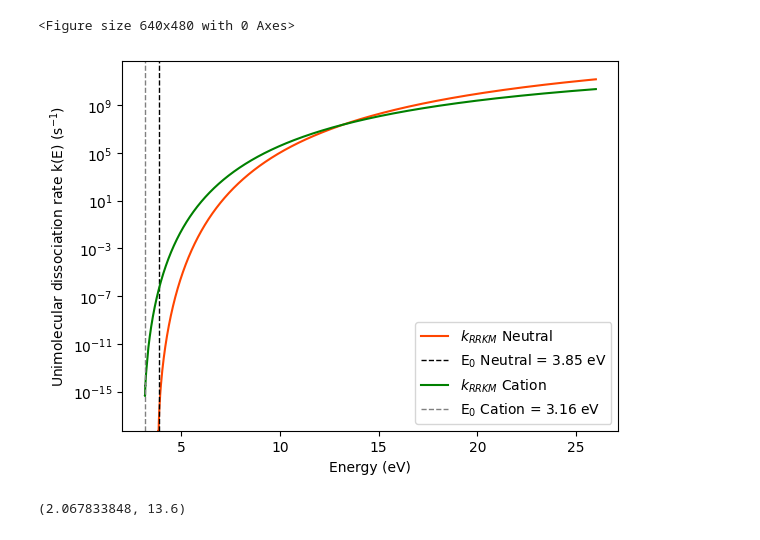
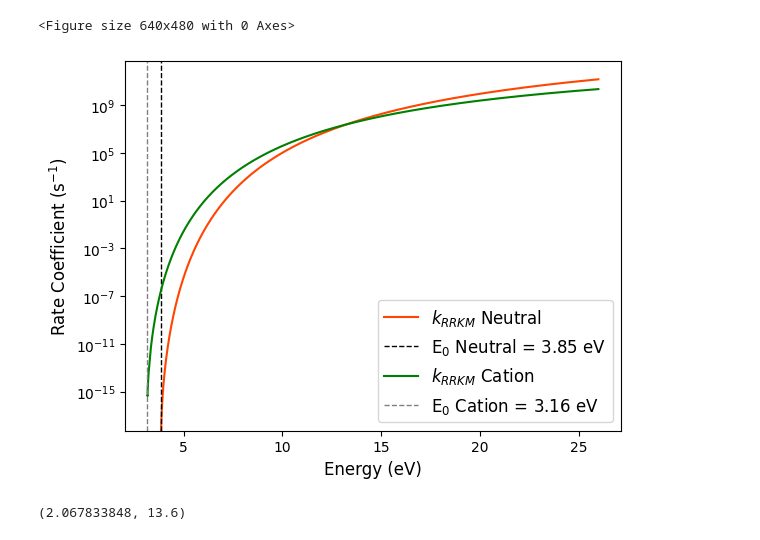
Before and after one commit to mustafa9812/Project-Cynap, a Jupyter notebook: scripts/calculations_cpy.ipynb, the cells around one changed output. Cells and saved outputs as stored; diff of their text form; code cells hidden in the pictures.

```diff
--- a/scripts/calculations_cpy.ipynb
+++ b/scripts/calculations_cpy.ipynb
@@ -639,20 +663,20 @@ Pre-exponential factor for RF: 46538.84718602217 s^-1
 # %%
 # NEUTRAL 2-CYANOPYRENE DISSOCIATION RATES
 plt.plot(N_RRKM_filtered_energies_list_eV, N_k_RRKM_list, label='$k_{RRKM}$ Neutral', color='orangered')
 plt.axvline(x=3.85, color='black', linestyle='--', linewidth=1, label='E$_0$ Neutral = 3.85 eV')
 
 # CATION 2-CYANOPYRENE+ DISSOCIATION RATES
 plt.plot(other_C_RRKM_filtered_energies_list_eV, other_C_k_RRKM_list, label='$k_{RRKM}$ Cation', color='green')
 plt.axvline(x=3.16, color='grey', linestyle='--', linewidth=1, label='E$_0$ Cation = 3.16 eV')
 
-plt.xlabel('Energy (eV)')
-plt.ylabel('Unimolecular dissociation rate k(E) (s$^{-1}$)')
+plt.ylabel(r'Rate Coefficient (s$^{-1}$)', fontsize=12)
+plt.xlabel('Energy (eV)', fontsize=12)
 plt.yscale('log')
-plt.legend()
+plt.legend(fontsize=12)
 plt.ylim(min(N_k_RRKM_list[0], other_C_k_RRKM_list[0]), 5e12)
 plt.show()
 # %% [output]
-[figure, old version]
+[figure, new version]
 # %%
 plt.plot(NC_energies_list, k_diss_C_list, label='$k_{Teff}$', color='red', linestyle='-')
 plt.plot(C_RRKM_filtered_energies_list_eV, C_k_RRKM_list, label='$k_{RRKM}$', color='green')
```
Also changed, not shown: parts of 4 cells of this notebook, 4 other files.
